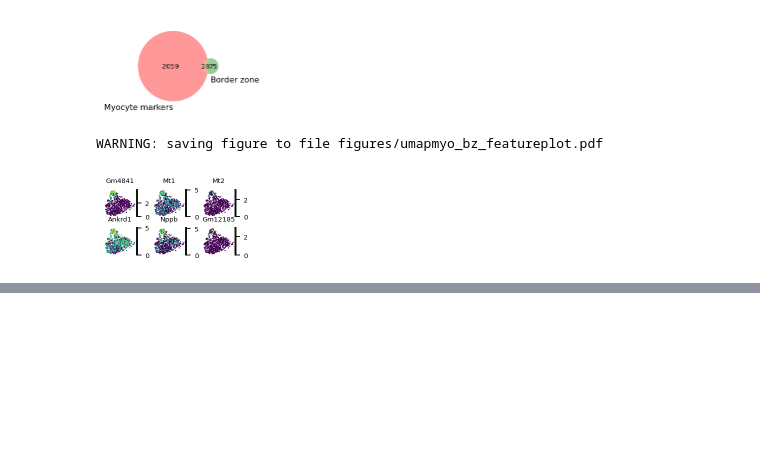
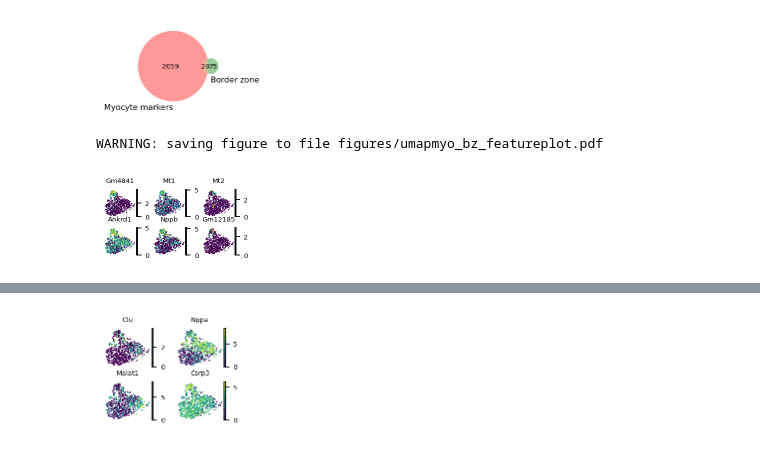
Before and after one commit to madhavmantri/reovirus_induced_myocarditis, a Jupyter notebook: notebooks/heart_scRNAseq_myocytes_cells.ipynb, the cells around one changed output, grey strips where cells are left out. Saved outputs shown, nothing was run; the diff lists cells and outputs as text; code cells hidden in the pictures; blank space fills up the shorter version.

```diff
--- a/notebooks/heart_scRNAseq_myocytes_cells.ipynb
+++ b/notebooks/heart_scRNAseq_myocytes_cells.ipynb
@@ -335,3 +342,12 @@ sc.settings.set_figure_params(dpi=80, dpi_save= 300, fontsize=6, facecolor='whit
 # %% [output]
 WARNING: saving figure to file figures/umapmyo_bz_featureplot.pdf
 [figure]
+# %%
+sc.settings.set_figure_params(dpi=80, dpi_save= 300, fontsize=6, facecolor='white', frameon=True, figsize=(0.8,0.8), vector_friendly= False, transparent=True, format="pdf")
+# fig, ax = plt.subplots(figsize = (0.6, 0.6))
+sc.pl.umap(myocardium_only, color = ["Clu", "Nppa", "Malat1", "Csrp3"], size=7, cmap="viridis", wspace = 0.4, hspace = 0.4, ncols=2, frameon=False, save="myo_bz_featureplot2.pdf")
+# plt.legend(ncol=1, prop={'size': 6}, handletextpad=0.5, markerscale = 0.6, frameon = False, labelspacing = 0.2, bbox_to_anchor = (1.0,1.0))
+# plt.tight_layout()
+# plt.savefig("figures/umap_endo_feature_plots.pdf")
+sc.settings.set_figure_params(dpi=80, dpi_save= 300, fontsize=6, facecolor='white', frameon=True, figsize= (3, 3), transparent=True, format="pdf")
+# %% [output]
@@ -337,0 +355 @@ WARNING: saving figure to file figures/umapmyo_bz_featureplot.pdf
+[figure, added]
```
Also changed, not shown: parts of 4 cells of this notebook, 12 other files.
